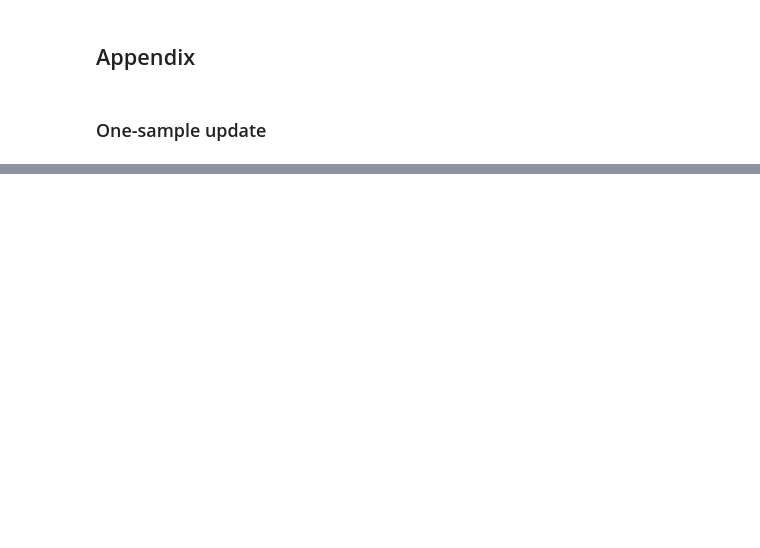
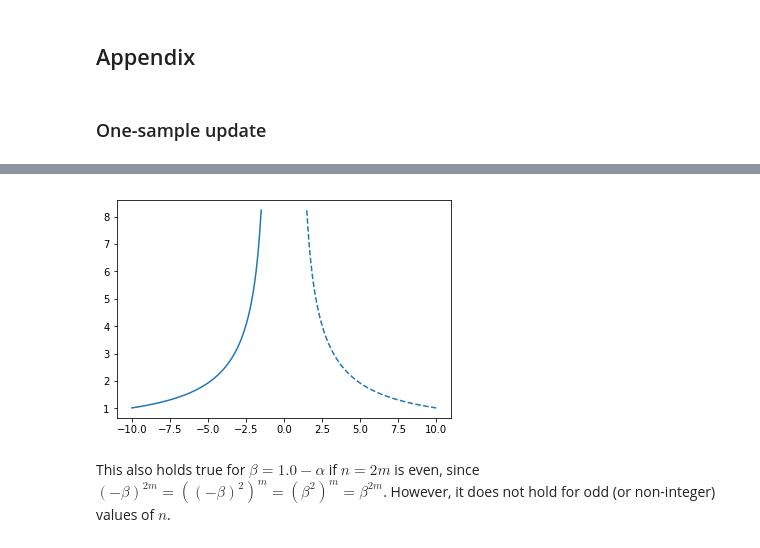
Before and after one commit to jbwebb8/lick-sensor, a Jupyter notebook: capacitiveSensor/python/filters.ipynb, the cells around one changed output, grey strips where cells are left out. Saved outputs shown, nothing was run; the diff lists cells and outputs as text; code cells hidden in the pictures; blank space fills up the shorter version.

```diff
--- a/capacitiveSensor/python/filters.ipynb
+++ b/capacitiveSensor/python/filters.ipynb
@@ -323,0 +586,7 @@ $
+# %%
+# Find specific solution
+n = 500
+gamma = 4
+alpha = get_off_time(n=n, gamma=gamma)
+
+print('Parameters: n=%d, gamma=%.2f, alpha=%.5f' % (n, gamma, alpha))
@@ -368,0 +813,9 @@ which grows with constant time. Note that some drift may occur due to rounding e
+# %%
+# Plot f(-n) and f(n)
+n = np.linspace(1.5, 10, 100)
+plt.plot(-n, get_off_time(alpha, n=-n), color='C0')
+plt.plot(n, get_off_time(alpha, n=n), color='C0', linestyle='--');
+# %% [output]
+[figure, added]
+# %% [markdown]
+This also holds true for $\beta = 1.0 - \alpha$ if $n = 2m$ is even, since $(-\beta)^{2m} = ((-\beta)^2)^m = (\beta^2)^m = \beta^{2m}$. However, it does not hold for odd (or non-integer) values of $n$.
```
Also changed, not shown: parts of 14 cells of this notebook.
